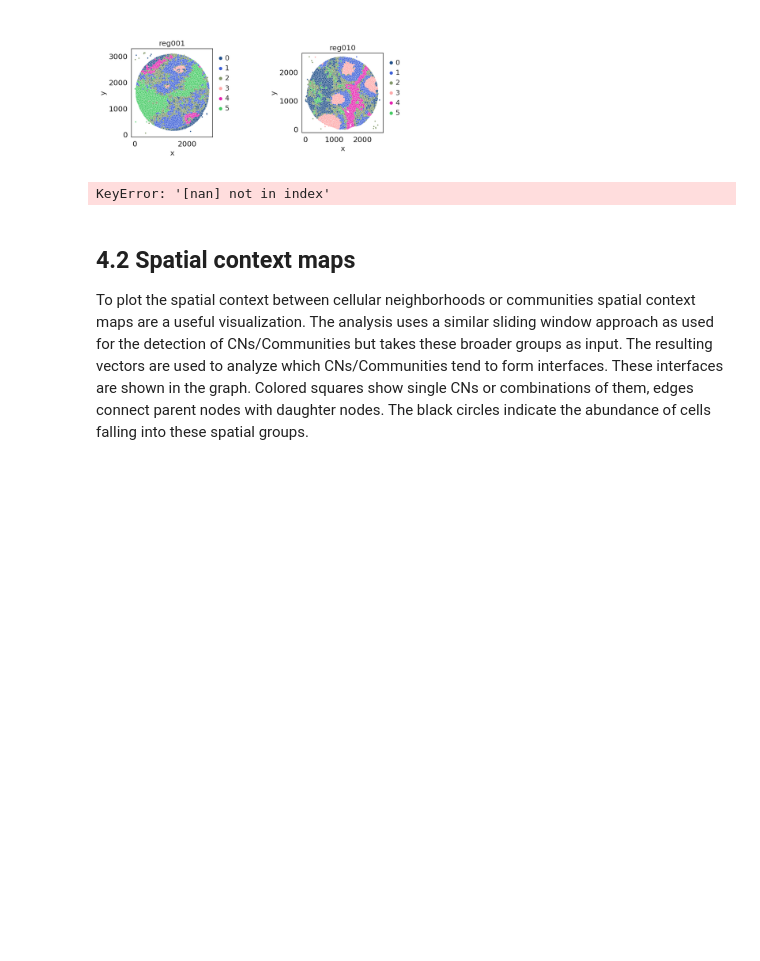
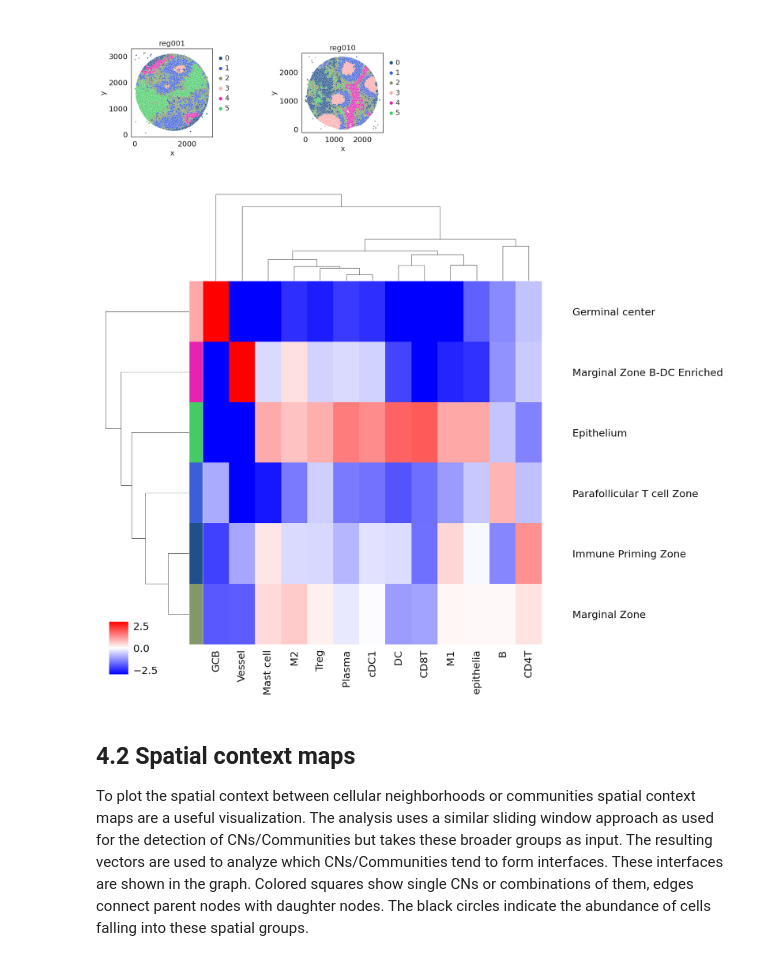
Before and after one commit to yuqiyuqitan/SPACEc, a Jupyter notebook: notebooks/4_cell_neighborhood_analysis.ipynb, the cells around one changed output. Saved outputs shown, nothing was run; the diff lists cells and outputs as text; code cells hidden in the pictures; blank space fills up the shorter version.

```diff
--- a/notebooks/4_cell_neighborhood_analysis.ipynb
+++ b/notebooks/4_cell_neighborhood_analysis.ipynb
@@ -56,23 +59,25 @@ Finishing: 1/2 : reg010 0.07227945327758789 0.20835566520690918
 # %%
-# to better visualize the CN, we choose a CN palette
+# to better visualize the cellular neighborhood (CN), we choose a color palette
 # but if you set palette = None in the following function, it will randomly generate a palette for you
-cn_palette = {0: '#204F89',
- 1: '#3C5FD7',
- 2: '#829868',
- 3: '#FDA9AA',
- 4: '#E623B1',
- 5: '#44CB63'}
+cn_palette = {
+    0: '#204F89',
+    1: '#3C5FD7',
+    2: '#829868',
+    3: '#FDA9AA',
+    4: '#E623B1',
+    5: '#44CB63'}
 
 # plot CN to see what cell types are enriched per CN so that we can annotate them better
-sp.pl.pl_CN_exp_heatmap_ad(adata,
-                     cluster_col = "celltype_fine",
-                     cn_col = "CN_k20_n6",
-                     palette=cn_palette,
-                     figsize=(10,8),
-                     savefig = False,
-                     output_dir = output_dir,
-                     rand_seed = 1
-                    )
+sp.pl.cn_exp_heatmap_ad(
+    adata,
+    cluster_col = "celltype_fine",
+    cn_col = "CN_k20_n6",
+    palette=cn_palette,
+    figsize=(10,8),
+    savefig = False,
+    output_dir = output_dir,
+    rand_seed = 1
+)
 # %% [output]
 [figure]
 # %%
@@ -106,18 +112,20 @@ adata.obs['CN_k20_n6_annot'] = (
 # %%
 # match the color of the annotated CN to the original CN
 cn_annt_palette = {neighborhood_annotation[key]: value for key, value in cn_palette.items()}
 
+pass
+
 # replotting with CN annotation
-sp.pl.pl_CN_exp_heatmap_ad(
+sp.pl.cn_exp_heatmap_ad(
     adata,
     cluster_col = "celltype",
     cn_col = "CN_k20_n6_annot",
     palette = cn_annt_palette, #if None, there is randomly generated in the code
     savefig=True,
     figsize=(12,10),
     output_fname = "",
     output_dir = output_dir,
 )
 # %% [output]
-KeyError: '[nan] not in index'
+[figure, added]
 # %%
```
Also changed, not shown: parts of 11 cells of this notebook, 13 other files.
